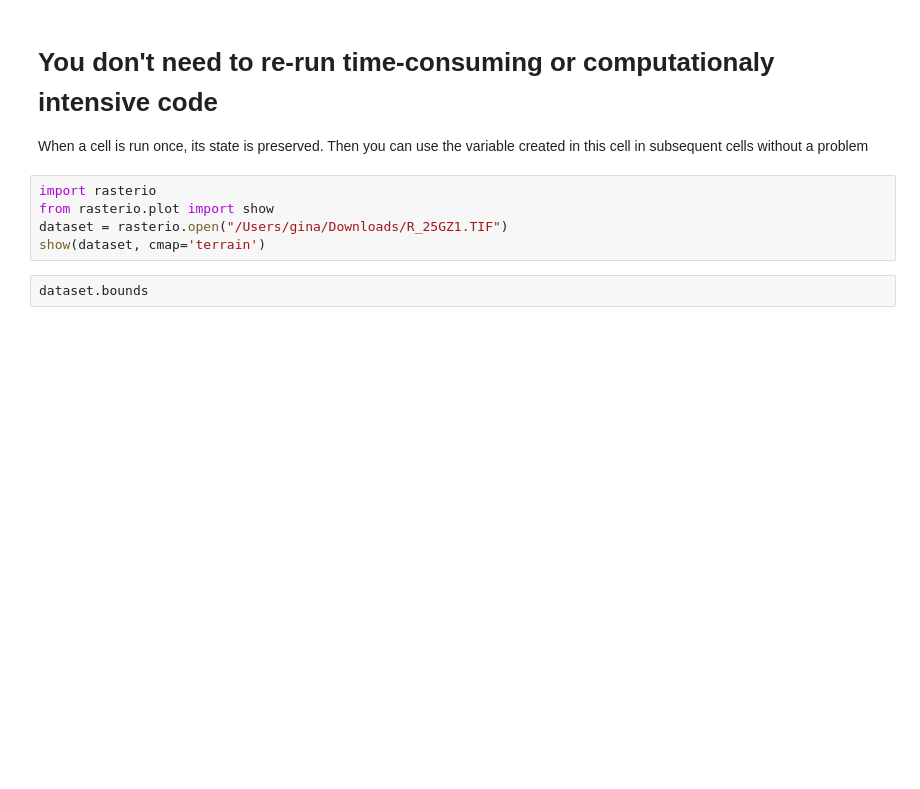
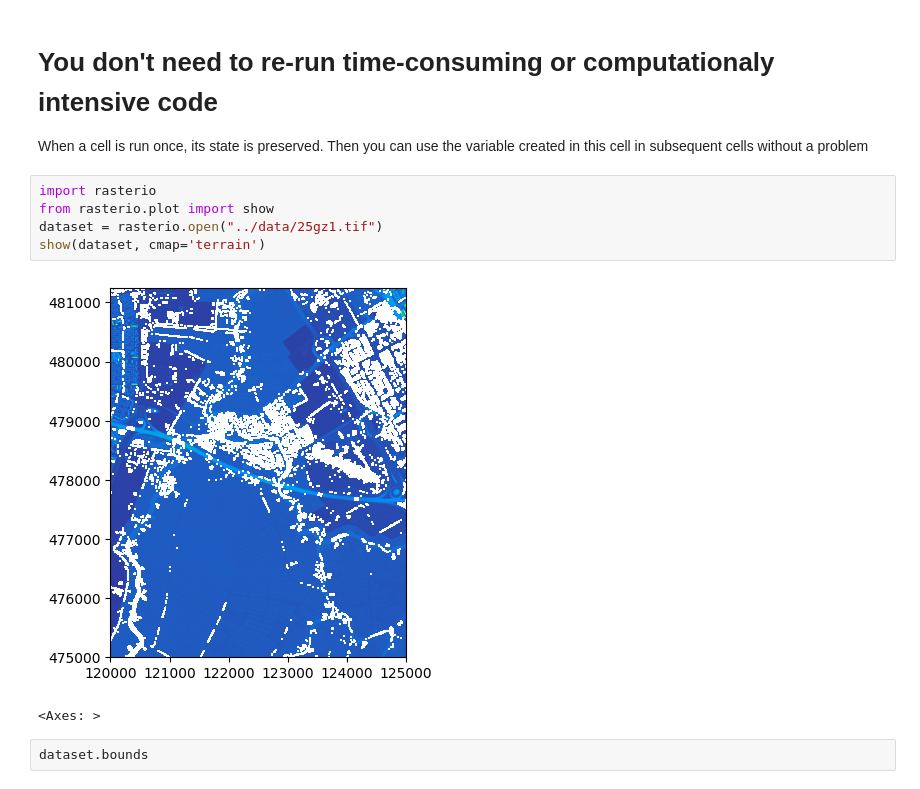
Before and after one commit to GinaStavropoulou/geogeek-workshop, a Jupyter notebook: notebooks/Exercise0.ipynb, the cells around one changed output. Saved outputs shown, nothing was run; the diff lists cells and outputs as text; blank space fills up the shorter version.

```diff
--- a/notebooks/Exercise0.ipynb
+++ b/notebooks/Exercise0.ipynb
@@ -94,8 +94,11 @@ When a cell is run once, its state is preserved. Then you can use the variable c
 # %%
 import rasterio
 from rasterio.plot import show
-dataset = rasterio.open("/Users/gina/Downloads/R_25GZ1.TIF")
+dataset = rasterio.open("../data/25gz1.tif")
 show(dataset, cmap='terrain')
+# %% [output]
+[figure, added]
+<Axes: >
 # %%
 dataset.bounds
 # %% [markdown]
```
Also changed, not shown: 1 other file.
